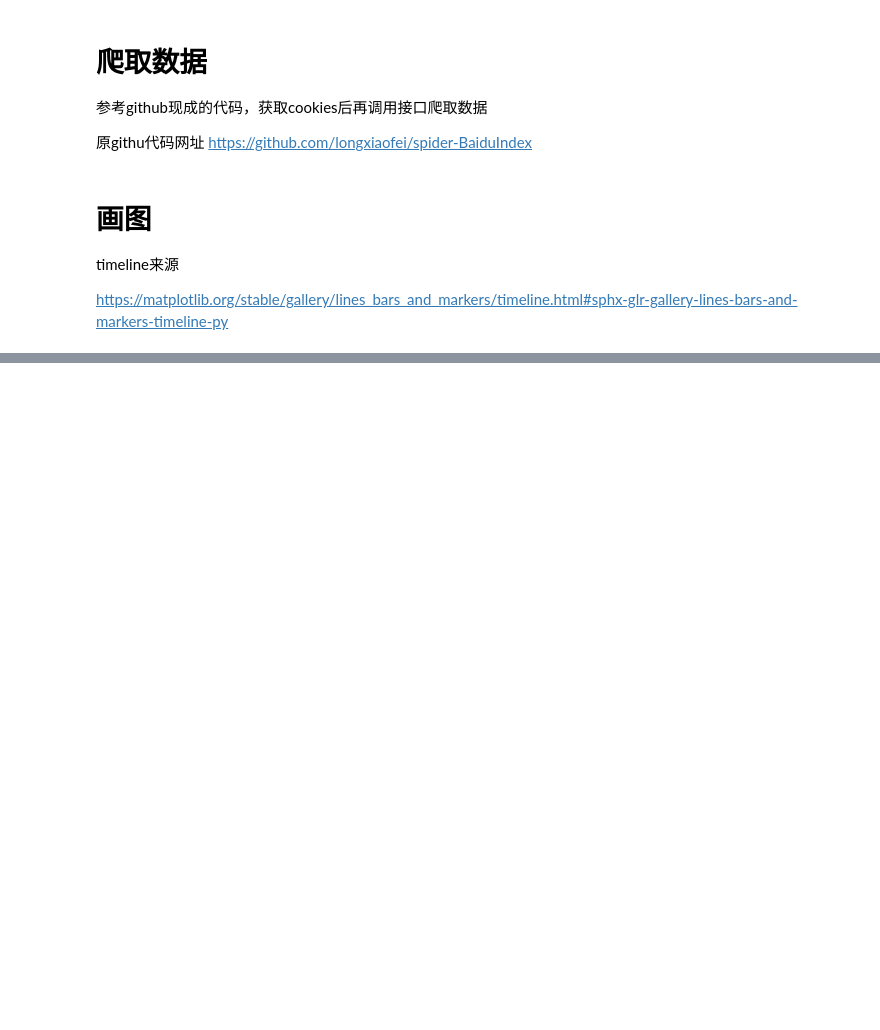
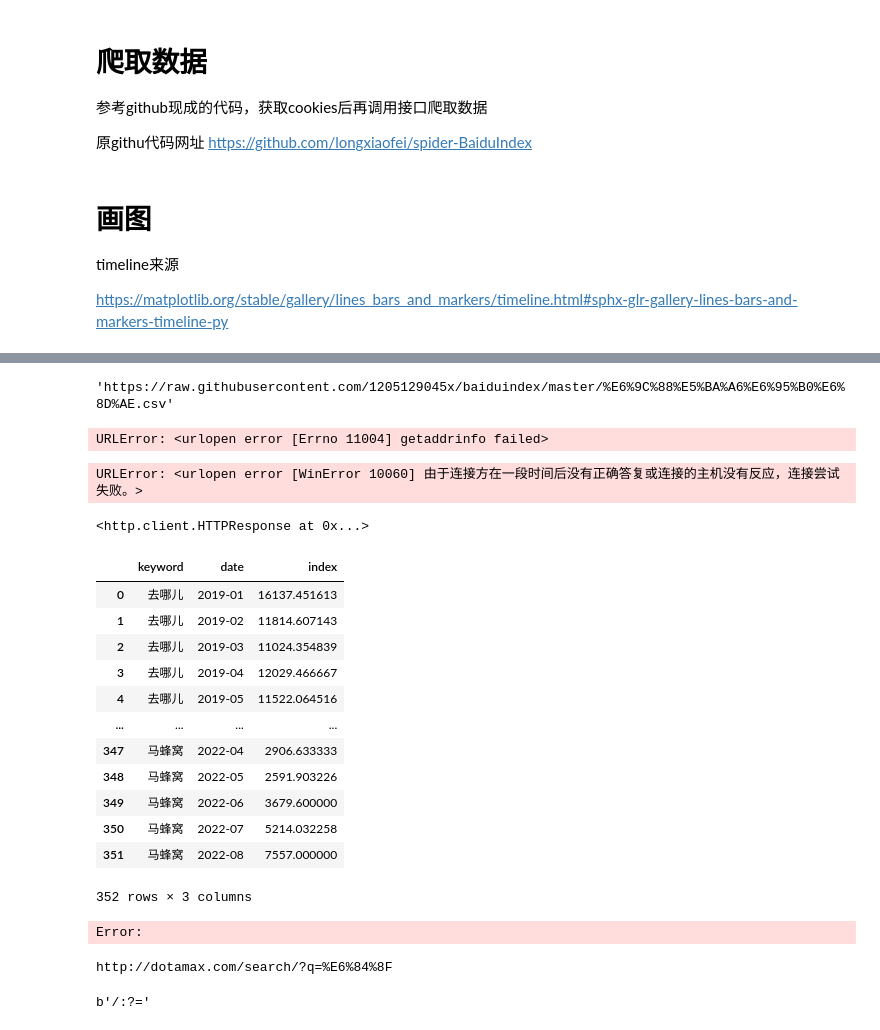
Before and after one commit to 1205129045x/baiduindex, a Jupyter notebook: 流程.ipynb, the cells around one changed output, grey strips where cells are left out. Saved outputs shown, nothing was run; the diff lists cells and outputs as text; code cells hidden in the pictures; blank space fills up the shorter version.

```diff
--- a/流程.ipynb
+++ b/流程.ipynb
@@ -76,0 +116,8 @@ plt.show()
+# %%
+url
+# %% [output]
+'https://raw.githubusercontent.com/1205129045x/baiduindex/master/%E6%9C%88%E5%BA%A6%E6%95%B0%E6%8D%AE.csv'
+# %%
+pd.read_csv(url,encoding='gbk')
+# %% [output]
+URLError: <urlopen error [Errno 11004] getaddrinfo failed>
@@ -76,0 +126,4 @@ plt.show()
+# %%
+urllib.request.urlopen('https://www.google.com')
+# %% [output]
+URLError: <urlopen error [WinError 10060] 由于连接方在一段时间后没有正确答复或连接的主机没有反应，连接尝试失败。>
@@ -76,0 +132,36 @@ plt.show()
+# %%
+urllib.request.urlopen(url)
+# %% [output]
+<http.client.HTTPResponse at 0x...>
+# %%
+
+import pandas as pd
+pd.read_csv('https://raw.githubusercontent.com/1205129045x/baiduindex/master/%E6%9C%88%E5%BA%A6%E6%95%B0%E6%8D%AE.csv',encoding='gbk')
+# %% [output]
+|  | keyword | date | index |
+| 0 | 去哪儿 | 2019-01 | 16137.451613 |
+| 1 | 去哪儿 | 2019-02 | 11814.607143 |
+| 2 | 去哪儿 | 2019-03 | 11024.354839 |
+| 3 | 去哪儿 | 2019-04 | 12029.466667 |
+| 4 | 去哪儿 | 2019-05 | 11522.064516 |
+| ... | ... | ... | ... |
+| 347 | 马蜂窝 | 2022-04 | 2906.633333 |
+| 348 | 马蜂窝 | 2022-05 | 2591.903226 |
+| 349 | 马蜂窝 | 2022-06 | 3679.600000 |
+| 350 | 马蜂窝 | 2022-07 | 5214.032258 |
+| 351 | 马蜂窝 | 2022-08 | 7557.000000 |
+352 rows × 3 columns
+Error:
+# %%
+
+from urllib.parse import quote as quote
+
+b = b'/:?='
+
+print(quote("http://dotamax.com/search/?q=意", b))
+# %% [output]
+http://dotamax.com/search/?q=%E6%84%8F
+# %%
+b
+# %% [output]
+b'/:?='
```
Also changed, not shown: parts of 7 cells of this notebook, 3 other files.
